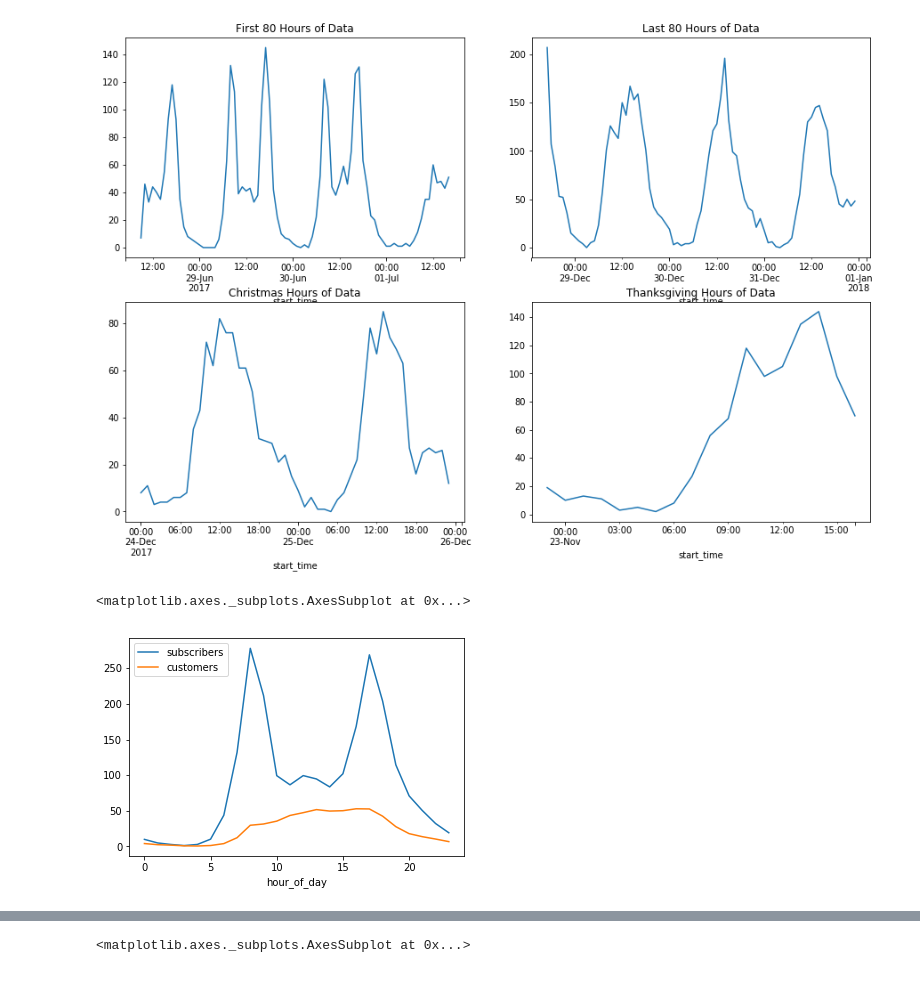
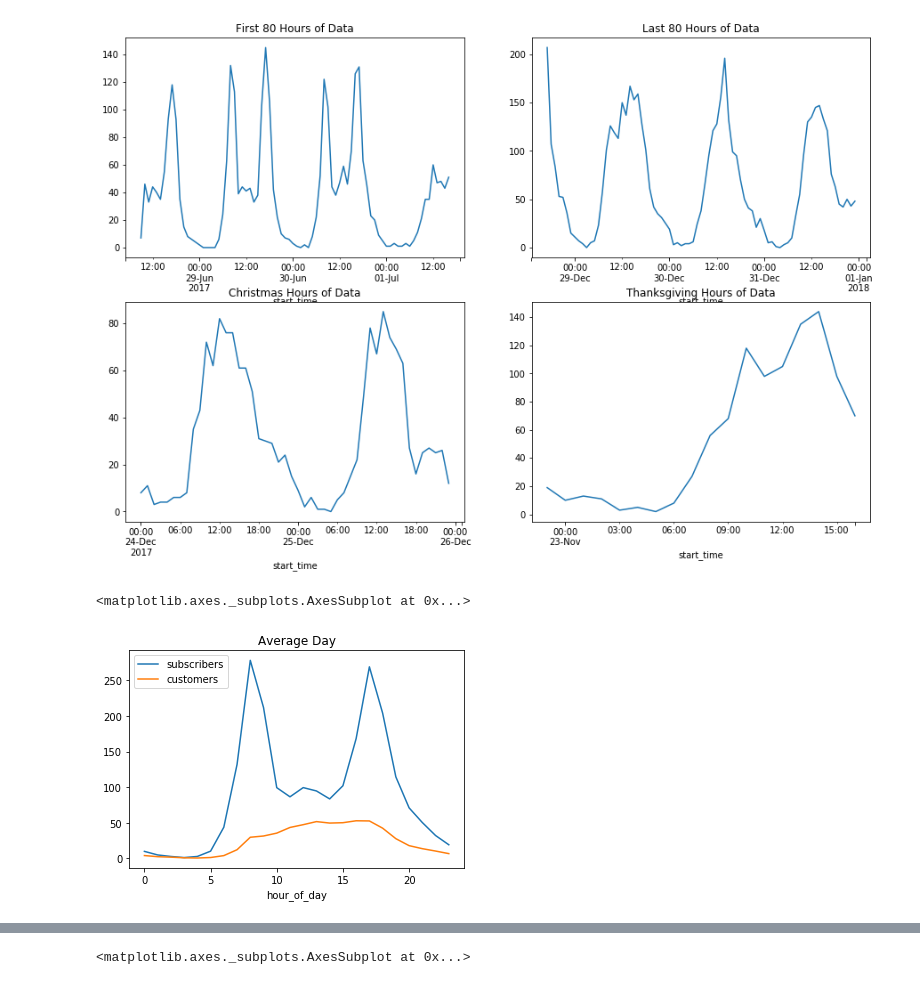
Before and after one commit to jarango-math/fordgo_bike_project, a Jupyter notebook: fundamental_capstone_project.ipynb, the cells around one changed output, grey strips where cells are left out. Cells and saved outputs as stored; diff of their text form; code cells hidden in the pictures.

Commit message:
update mean day and week

```diff
--- a/fundamental_capstone_project.ipynb
+++ b/fundamental_capstone_project.ipynb
@@ -198,21 +198,21 @@ Text(0.5,1,'Thanksgiving Hours of Data')
 # %%
 df_mean_day_sub=df_time_index[df_time_index['user_type']=='Subscriber']
 df_mean_day_cus=df_time_index[df_time_index['user_type']=='Customer']
 df_mean_day_sub=df_mean_day_sub['duration_sec'].resample('H').count()
 df_mean_day_cus=df_mean_day_cus['duration_sec'].resample('H').count()
 df_mean_day_sub=df_mean_day_sub.reset_index()
 df_mean_day_cus=df_mean_day_cus.reset_index()
 df_mean_day_sub['hour_of_day']=df_mean_day_sub['start_time'].dt.hour
 df_mean_day_cus['hour_of_day']=df_mean_day_cus['start_time'].dt.hour
 df_mean_day_sub.columns=['start_time','subscribers','hour_of_day']
 df_mean_day_cus.columns=['start_time','customers','hour_of_day']
 df_mean_day_sub=df_mean_day_sub[['subscribers','hour_of_day']].groupby('hour_of_day').mean()
 df_mean_day_cus=df_mean_day_cus[['customers','hour_of_day']].groupby('hour_of_day').mean()
 df_mean_day_sub['customers']=df_mean_day_cus['customers']
-df_mean_day_sub.plot()
+df_mean_day_sub.plot(title='Average Day')
 # %% [output]
 <matplotlib.axes._subplots.AxesSubplot at 0x...>
-[figure, old version]
+[figure, new version]
 # %%
 df_mean_week_sub=df_time_index[df_time_index['user_type']=='Subscriber']
 df_mean_week_cus=df_time_index[df_time_index['user_type']=='Customer']
```
Also changed, not shown: parts of 1 cell of this notebook.
